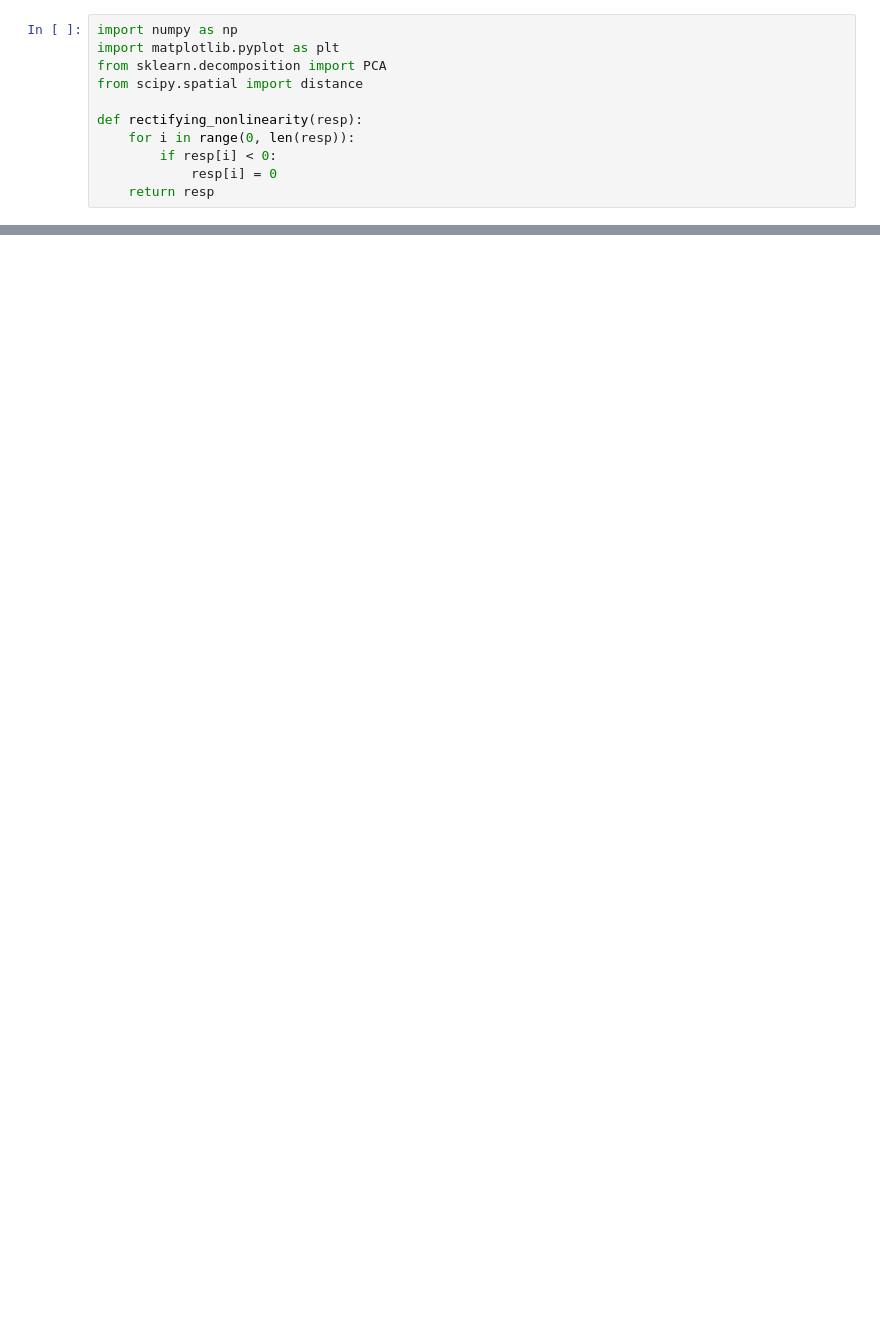
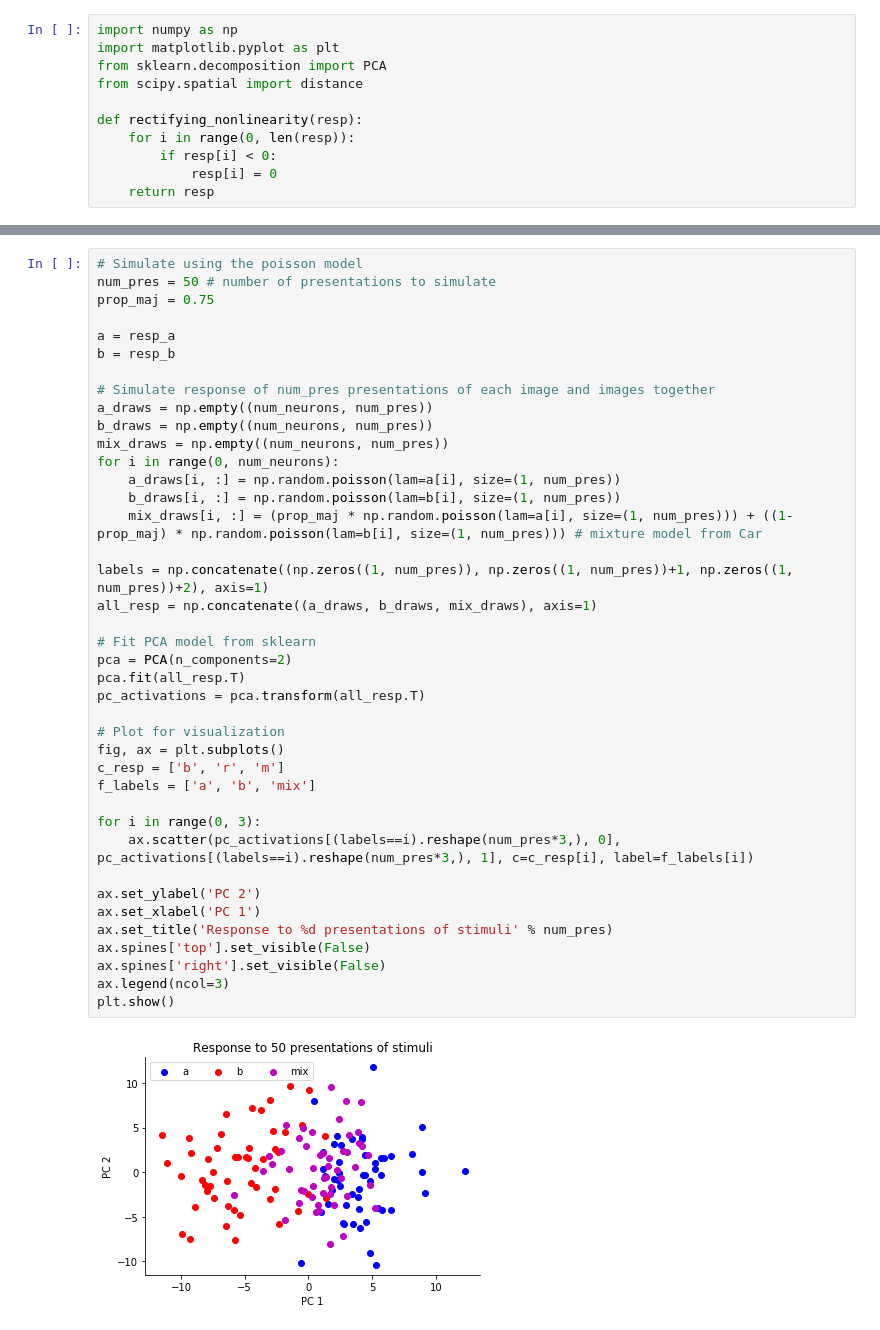
Before and after one commit to chacker17/CSHL22_courseProject, a Jupyter notebook: Face Response Simulations.ipynb, the cells around one changed output, grey strips where cells are left out. Saved outputs shown, nothing was run; the diff lists cells and outputs as text; blank space fills up the shorter version.

```diff
--- a/Face Response Simulations.ipynb
+++ b/Face Response Simulations.ipynb
@@ -102 +111,43 @@ print(np.degrees(np.arccos(1-distance.cosine(a[0, :], b[0, :]))))
+# %%
+# Simulate using the poisson model
+num_pres = 50 # number of presentations to simulate
+prop_maj = 0.75
+
+a = resp_a
+b = resp_b
+
+# Simulate response of num_pres presentations of each image and images together
+a_draws = np.empty((num_neurons, num_pres))
+b_draws = np.empty((num_neurons, num_pres))
+mix_draws = np.empty((num_neurons, num_pres))
+for i in range(0, num_neurons):
+    a_draws[i, :] = np.random.poisson(lam=a[i], size=(1, num_pres))
+    b_draws[i, :] = np.random.poisson(lam=b[i], size=(1, num_pres))
+    mix_draws[i, :] = (prop_maj * np.random.poisson(lam=a[i], size=(1, num_pres))) + ((1-prop_maj) * np.random.poisson(lam=b[i], size=(1, num_pres))) # mixture model from Car
+
+labels = np.concatenate((np.zeros((1, num_pres)), np.zeros((1, num_pres))+1, np.zeros((1, num_pres))+2), axis=1)
+all_resp = np.concatenate((a_draws, b_draws, mix_draws), axis=1)
+
+# Fit PCA model from sklearn
+pca = PCA(n_components=2)
+pca.fit(all_resp.T)
+pc_activations = pca.transform(all_resp.T)
+
+# Plot for visualization
+fig, ax = plt.subplots()
+c_resp = ['b', 'r', 'm']
+f_labels = ['a', 'b', 'mix']
+
+for i in range(0, 3):
+    ax.scatter(pc_activations[(labels==i).reshape(num_pres*3,), 0], pc_activations[(labels==i).reshape(num_pres*3,), 1], c=c_resp[i], label=f_labels[i])
+
+ax.set_ylabel('PC 2')
+ax.set_xlabel('PC 1')
+ax.set_title('Response to %d presentations of stimuli' % num_pres)
+ax.spines['top'].set_visible(False)
+ax.spines['right'].set_visible(False)
+ax.legend(ncol=3)
+plt.show()
+# %% [output]
+[figure, added]
 # %%
```
Also changed, not shown: parts of 14 cells of this notebook, 1 other file.
